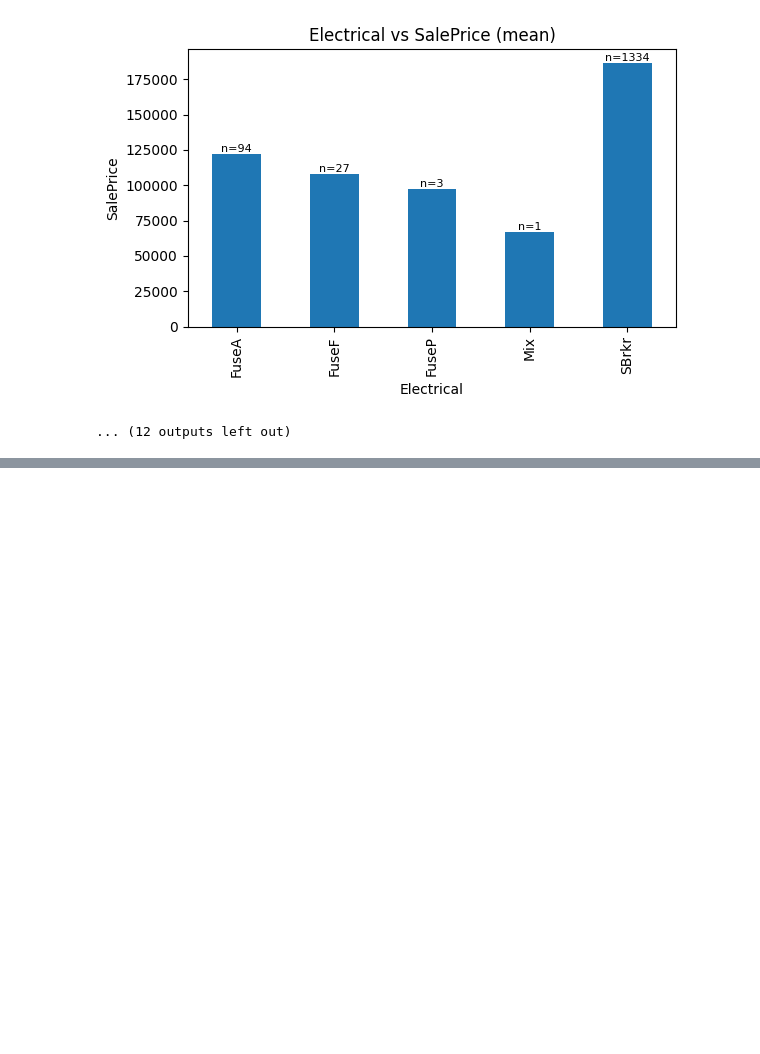
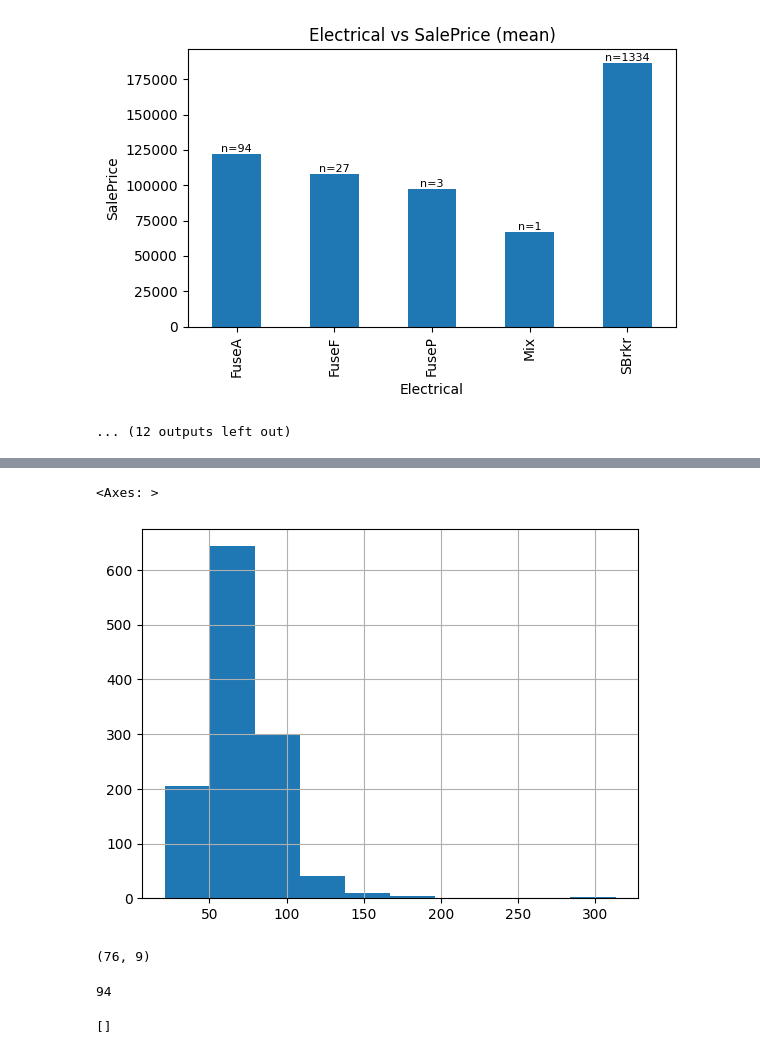
Before and after one commit to a1hmad23/Housing-prices-ml, a Jupyter notebook: notebooks/01_eda.ipynb, the cells around one changed output, grey strips where cells are left out. Cells and saved outputs as stored; diff of their text form; code cells hidden in the pictures; blank space fills up the shorter version.

```diff
--- a/notebooks/01_eda.ipynb
+++ b/notebooks/01_eda.ipynb
@@ -436,0 +461,5 @@ PavedDrive_map = {
+# %%
+train_eda['LotFrontage'].hist()
+# %% [output]
+<Axes: >
+[figure, added]
@@ -436,0 +470,17 @@ PavedDrive_map = {
+# %%
+all_classified_cols = nominal_cols + collapse_to_binary_cols + right_skewed_cols + skewed_and_binary + drop + obj_ordinal_cols + obj_already_binary_cols + year_cols
+remaining = [c for c in train_eda.columns.tolist() if c not in all_classified_cols]
+len(all_classified_cols), len(remaining)
+# %% [output]
+(76, 9)
+# %%
+num_ordinal_cols = remaining
+all_classified_cols += num_ordinal_cols
+len(all_classified_cols)
+# %% [output]
+94
+# %%
+remaining = [c for c in train_eda.columns.tolist() if c not in all_classified_cols]
+remaining
+# %% [output]
+[]
```
Also changed, not shown: parts of 23 cells of this notebook.
